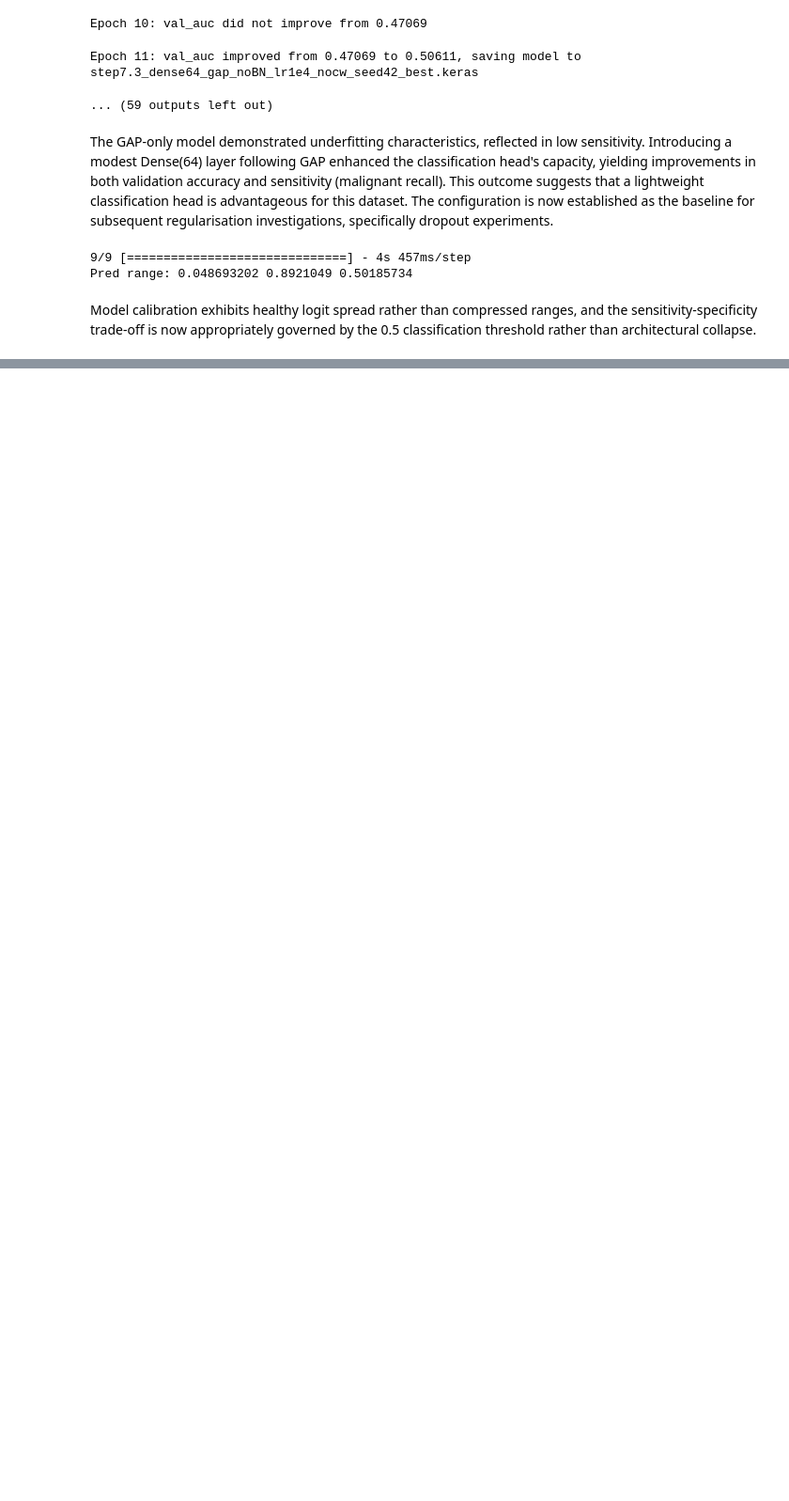
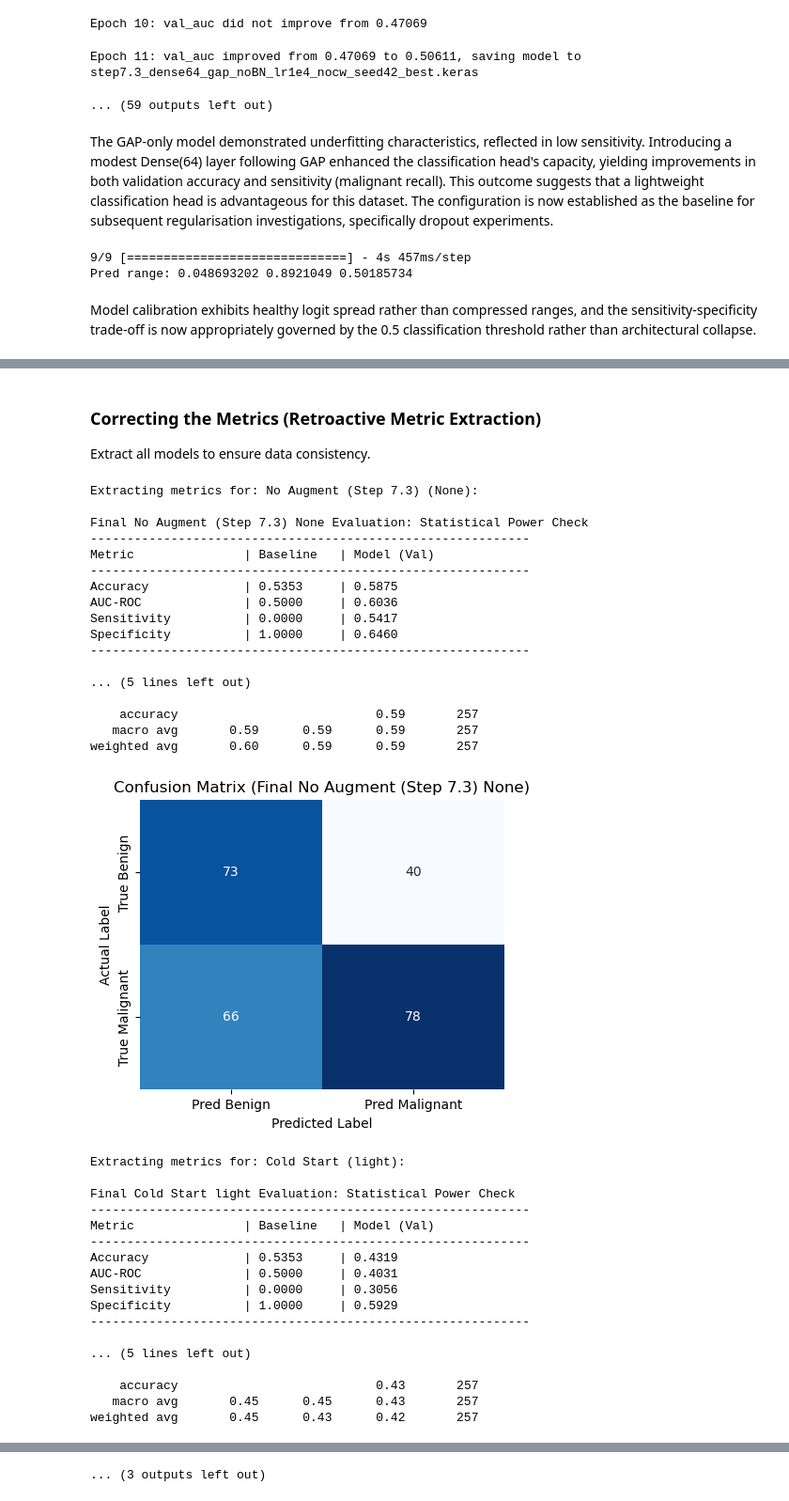
Before and after one commit to A-S-Yong/FYP, a Jupyter notebook: notebooks/Final_V1.ipynb, the cells around one changed output, grey strips where cells are left out. Shown at 94% size. Saved outputs shown, nothing was run; the diff lists cells and outputs as text; code cells hidden in the pictures; blank space fills up the shorter version.

```diff
--- a/notebooks/Final_V1.ipynb
+++ b/notebooks/Final_V1.ipynb
@@ -2283,0 +2367,78 @@ weighted avg       0.31      0.56      0.40       257
+# %% [markdown]
+### Correcting the Metrics (Retroactive Metric Extraction)
+Extract all models to ensure data consistency.
+# %%
+# Define the paths to the best models
+model_files = {
+    # Baseline (The Control)
+    ("No Augment (Step 7.3)", "None"): "step7.3_dense64_gap_noBN_lr1e4_nocw_seed42_best.keras",
+
+    # Cold Start Experiments
+    ("Cold Start", "light"):  "step8_1_light_best.keras",
+    ("Cold Start", "medium"): "step8_1_medium_best.keras",
+    ("Cold Start", "heavy"):  "step8_1_heavy_best.keras",
+
+    # Warm Start Experiments
+    ("Warm Start", "light"):  "step8_1_warm_light_best.keras",
+    ("Warm Start", "medium"): "step8_1_warm_medium_best.keras",
+    ("Warm Start", "heavy"):  "step8_1_warm_heavy_best.keras"
+}
+
+# Update the existing Master Table
+for (strat, intens), file_path in model_files.items():
+    print(f"Extracting metrics for: {strat} ({intens}):")
+    try:
+        # Load best model
+        m = keras.models.load_model(file_path)
+        # Evaluate on the sterile validation set
+        stats = eval_model_perf(m, val_gen, step_name=f"Final {strat} {intens}")
+
+        # Update the DataFrame
+        mask = (final_comparison['Strategy'] == strat) & (final_comparison['Intensity'] == intens)
+
+        final_comparison.loc[mask, 'Val Acc'] = stats['Val Acc']
+        final_comparison.loc[mask, 'Val AUC'] = stats['Val AUC']
+        final_comparison.loc[mask, 'Sensitivity'] = stats['Sensitivity']
+        final_comparison.loc[mask, 'Specificity'] = stats['Specificity']
+    except Exception as e:
+        print(f"Could not process {file_path}: {e}")
+
+# Save the complete version
+final_comparison.to_csv('step8_1_complete_master_with_sensitivity.csv', index=False)
+display(final_comparison)
+# %% [output]
+Extracting metrics for: No Augment (Step 7.3) (None):
+
+Final No Augment (Step 7.3) None Evaluation: Statistical Power Check
+------------------------------------------------------------
+Metric               | Baseline   | Model (Val)
+------------------------------------------------------------
+Accuracy             | 0.5353     | 0.5875
+AUC-ROC              | 0.5000     | 0.6036
+Sensitivity          | 0.0000     | 0.5417
+Specificity          | 1.0000     | 0.6460
+------------------------------------------------------------
+
+... (5 lines left out)
+
+    accuracy                           0.59       257
+   macro avg       0.59      0.59      0.59       257
+weighted avg       0.60      0.59      0.59       257
+[figure, added]
+Extracting metrics for: Cold Start (light):
+
+Final Cold Start light Evaluation: Statistical Power Check
+------------------------------------------------------------
+Metric               | Baseline   | Model (Val)
+------------------------------------------------------------
+Accuracy             | 0.5353     | 0.4319
+AUC-ROC              | 0.5000     | 0.4031
+Sensitivity          | 0.0000     | 0.3056
+Specificity          | 1.0000     | 0.5929
+------------------------------------------------------------
+
+... (5 lines left out)
+
+    accuracy                           0.43       257
+   macro avg       0.45      0.45      0.43       257
+weighted avg       0.45      0.43      0.42       257
@@ -2283,0 +2518 @@ weighted avg       0.31      0.56      0.40       257
+... (3 outputs left out)
```
Also changed, not shown: parts of 38 cells of this notebook.
